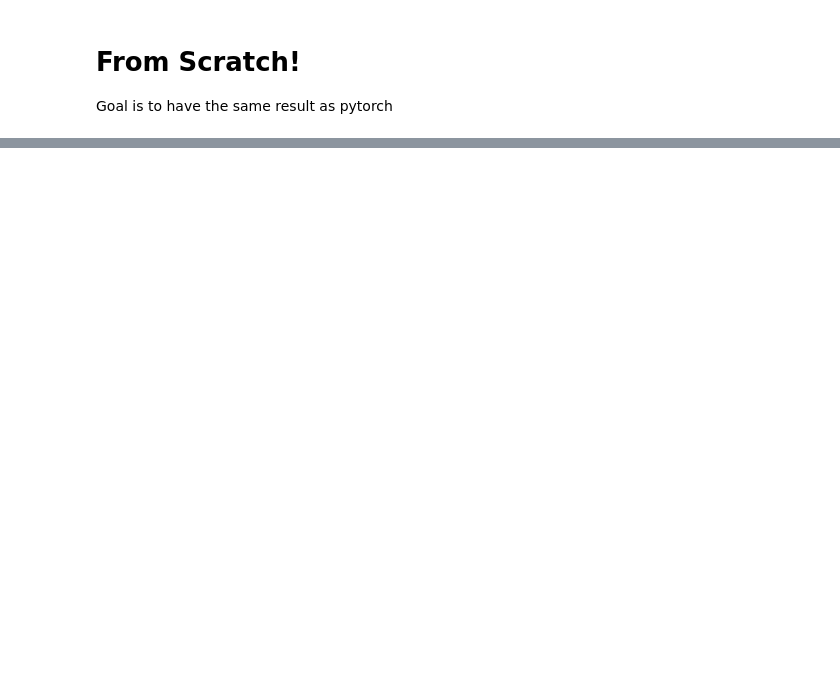
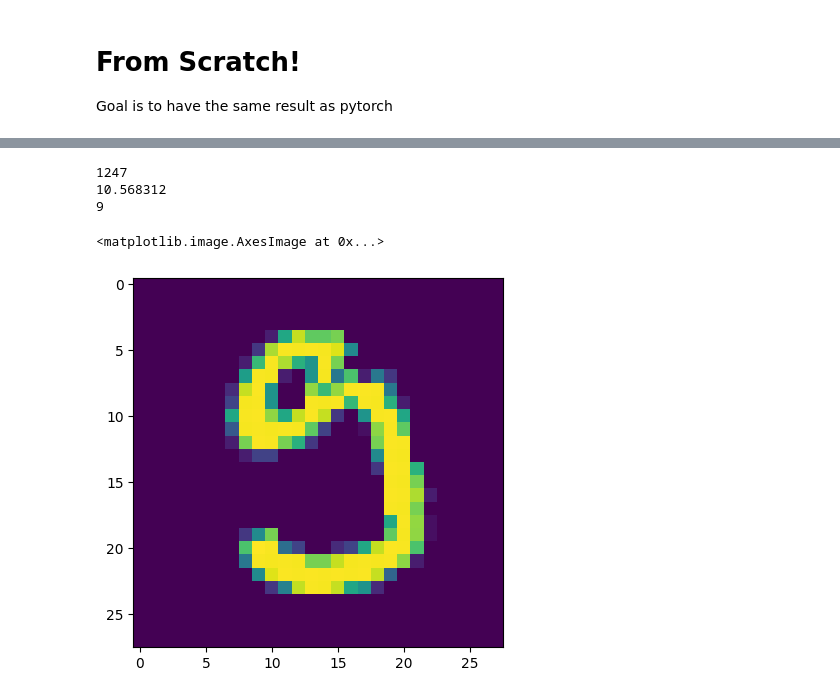
Before and after one commit to tthuwng/ainb, a Jupyter notebook: mnist_from_scratch.ipynb, the cells around one changed output, grey strips where cells are left out. Cells and saved outputs as stored; diff of their text form; code cells hidden in the pictures; blank space fills up the shorter version.

```diff
--- a/mnist_from_scratch.ipynb
+++ b/mnist_from_scratch.ipynb
@@ -193,0 +215,12 @@ samp = 0
+# %%
+# highest uncertainty
+print(np.argmax(ret))
+print(Y_test[np.argmax(ret)])
+
+imshow(X_test[np.argmax(ret)])
+# %% [output]
+1247
+10.568312
+9
+<matplotlib.image.AxesImage at 0x...>
+[figure, added]
```
Also changed, not shown: parts of 15 cells of this notebook.
